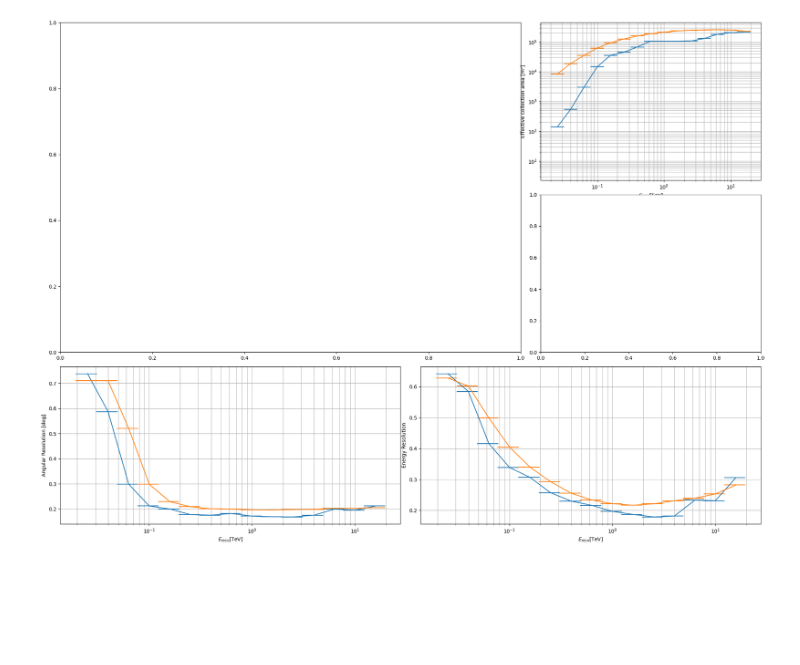
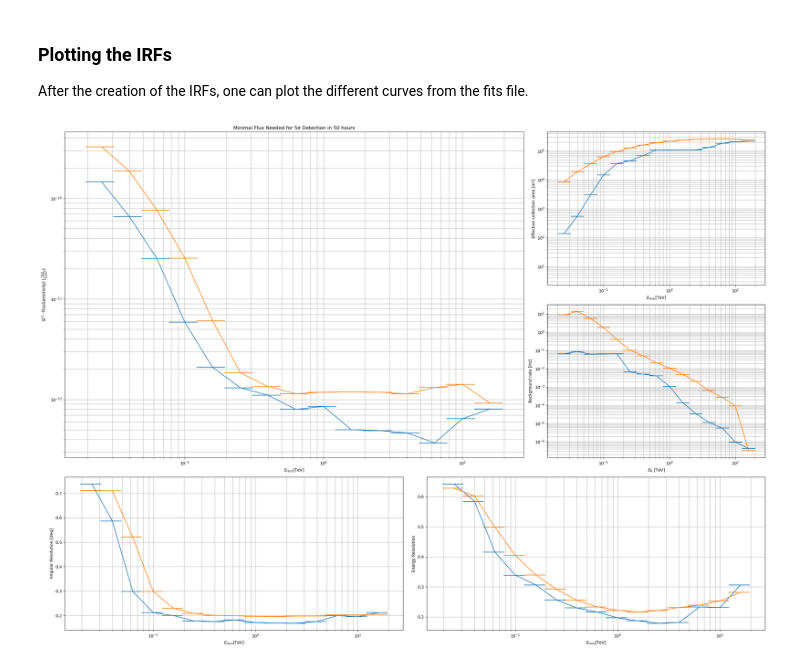
Before and after one commit to ctlearn-project/ctlearn-workshops, a Jupyter notebook: ctlearn_workshop2024/notebooks/pyirf_building_irfs.ipynb, the cells around one changed output. Saved outputs shown, nothing was run; the diff lists cells and outputs as text; code cells hidden in the pictures; blank space fills up the shorter version.

```diff
--- a/ctlearn_workshop2024/notebooks/pyirf_building_irfs.ipynb
+++ b/ctlearn_workshop2024/notebooks/pyirf_building_irfs.ipynb
@@ -86,3 +36,6 @@ INFO:pyirf:Writing outputfile in ../data/IRFs/LST1_cleanedTRN_DeepCrab_theta_10.
+# %% [markdown]
+### Plotting the IRFs
+After the creation of the IRFs, one can plot the different curves from the fits file.
 # %%
 from matplotlib import pyplot as plt
 from astropy.table import QTable
@@ -90,6 +43,8 @@ import astropy.units as u
 import numpy as np
 import pandas as pd
 import sklearn.metrics
+from pyirf.utils import cone_solid_angle
+
 
 pyirf_files = ["../data/IRFs/LST1_cleanedTRN_DeepCrab_theta_10.0_az_102.199_optimized_sensitivity.fits.gz", \
                "../data/IRFs/LST1_cleanedTRN_DeepCrab_theta_10.0_az_102.199_gammaefficency0.7.fits.gz"]
@@ -107,6 +62,34 @@ axes = [ax1, ax2, ax3, ax4, ax5]
 
 for file in pyirf_files:
 
+    # Flux sensitivity
+    sensitivity_table = QTable.read(file, hdu='SENSITIVITY')[1:-1]
+
+    energy_low = np.array(sensitivity_table['reco_energy_low'].to_value(u.TeV))
+    energy_high = np.array(sensitivity_table['reco_energy_high'].to_value(u.TeV))
+    energy_center = np.sqrt(energy_low * energy_high)
+    ewidth = energy_high - energy_low
+
+    sensitivity = (energy_center ** 2 * sensitivity_table['flux_sensitivity'])
+
+    ax1.errorbar(
+        energy_center,
+        sensitivity,
+        xerr=ewidth/2,
+    )
+
+    ax1.set_xscale('log')
+    ax1.set_yscale('log')
+    ax1.grid(True, which='both')
+
+    ax1.set_title('Minimal Flux Needed for 5σ Detection in 50 hours')
+    ax1.set_xscale("log")
+    ax1.set_yscale("log")
+    ax1.set_xlabel(r'$E_\mathrm{reco} [\mathrm{TeV}]$')
+    sens_unit = u.Unit('TeV cm-2 s-1')
+    ax1.set_ylabel(rf"$(E^2 \cdot \mathrm{{Flux Sensitivity}})$ [{sens_unit.to_string('latex')}]")
+
+    # Effective area
     area = QTable.read(file, hdu='EFFECTIVE_AREA')[0]
     energy_center = np.sqrt(area['ENERG_LO'][1:-1] * area['ENERG_HI'][1:-1])
     ax2.errorbar(energy_center.to_value(u.TeV),
@@ -119,6 +102,40 @@ for file in pyirf_files:
     ax2.set_ylabel("Effective collection area [m²]")
     ax2.grid(True, which='both')
 
+
+    # Background rate
+    rad_max = QTable.read(file, hdu='RAD_MAX')[0]
+    bg_rate = QTable.read(file, hdu='BACKGROUND')[0]
+
+    reco_bins = np.append(bg_rate['ENERG_LO'], bg_rate['ENERG_HI'][-1])
+
+    # first fov bin, [0, 1] deg
+    fov_bin = 0
+    rate_bin = bg_rate['BKG'].T[:, fov_bin]
+
+    # interpolate theta cut for given e reco bin
+    e_center_bg = np.sqrt(bg_rate['ENERG_LO'] * bg_rate['ENERG_HI'])
+    e_center_theta = np.sqrt(rad_max['ENERG_LO'] * rad_max['ENERG_HI'])
+    theta_cut = np.interp(e_center_bg, e_center_theta, rad_max['RAD_MAX'].T[:, 0])
+
+    # undo normalization
+    rate_bin *= cone_solid_angle(theta_cut)
+    rate_bin *= np.diff(reco_bins)
+
+    energy_low = bg_rate['ENERG_LO'][1:-1]
+    energy_high = bg_rate['ENERG_HI'][1:-1]
+    background_rate = rate_bin[1:-1]
+
+    energy_center = np.sqrt(energy_low * energy_high)
+    ax3.errorbar(e_center, background_rate.to(u.Hz), xerr=[energy_center-energy_low, energy_high-energy_center])
+
+    ax3.set_xlabel(fr"$E_R$ [{energy_center.unit.to_string('latex')}]")
+    ax3.set_ylabel(f"Background rate [{background_rate.to(u.Hz).unit.to_string('latex')}]")
+    ax3.set_xscale('log')
+    ax3.set_yscale('log')
+    ax3.grid(True, which='both')
+
+    # Angular resolution
     ang_res = QTable.read(file, hdu='ANGULAR_RESOLUTION')[1:-1]
     energy_low = np.array(ang_res['reco_energy_low'].to_value(u.TeV))
     energy_high = np.array(ang_res['reco_energy_high'].to_value(u.TeV))
@@ -130,32 +147,33 @@ for file in pyirf_files:
         energy_center,
         angular_resolution,
         xerr=ewidth/2
     )
 
     ax4.set_xscale("log")
     ax4.set_xlabel(r'$E_\mathrm{reco} [\mathrm{TeV}]$')
     ax4.set_ylabel("Angular Resolution [deg]")
     ax4.grid(True, which="both")
 
-
+    # Energy resolution
     en_res = QTable.read(file, hdu='ENERGY_BIAS_RESOLUTION')[1:-1]
     energy_low = np.array(en_res['reco_energy_low'].to_value(u.TeV))
     energy_high = np.array(en_res['reco_energy_high'].to_value(u.TeV))
     energy_resolution = np.array(en_res['resolution'])
     energy_center = np.sqrt(energy_low * energy_high)
     ewidth = energy_high - energy_low
 
     ax5.errorbar(
         energy_center,
         energy_resolution,
         xerr=ewidth/2
     )
 
     ax5.set_xscale("log")
     ax5.set_xlabel(r'$E_\mathrm{reco} [\mathrm{TeV}]$')
     ax5.set_ylabel("Energy Resolution")
     ax5.grid(True, which="both")
 
+plt.tight_layout()
 plt.show()
 # %% [output]
-[figure, old version]
+[figure, new version]
```
Also changed, not shown: parts of 9 cells of this notebook, 2 other files.
